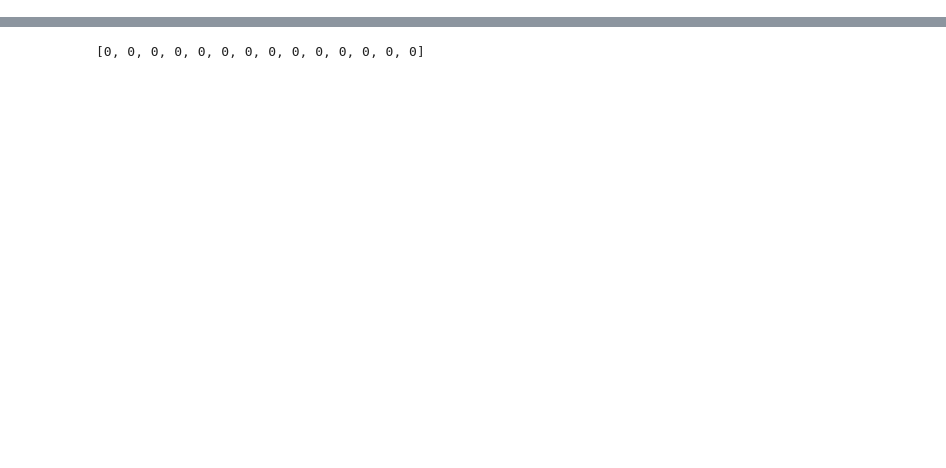
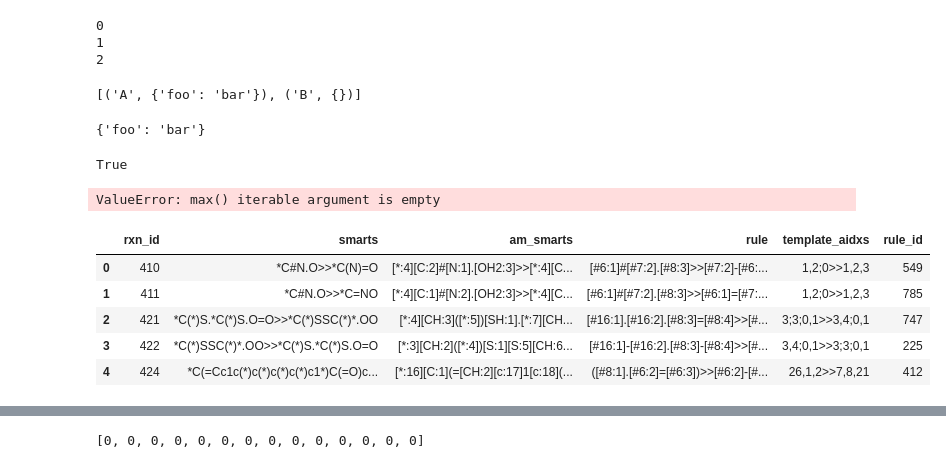
Before and after one commit to stefanpate/krxns, a Jupyter notebook: notebooks/explore_graph_storage.ipynb, the cells around one changed output, grey strips where cells are left out. Drawn from its saved outputs; the diff is of its cells as text; code cells hidden in the pictures; blank space fills up the shorter version.

```diff
--- a/notebooks/explore_graph_storage.ipynb
+++ b/notebooks/explore_graph_storage.ipynb
@@ -6,0 +7,37 @@ from krxns.network import construct_reaction_network, SuperMultiDiGraph
+# %%
+G_str = nx.MultiDiGraph()
+G_str.add_node("A", **{'foo': 'bar'})
+G_str.add_node("B")
+print(G_str.add_edge("A", "B", data={"rate": 1.0, "type": "forward"}))
+print(G_str.add_edge("A", "B", data={"rate": 1.0, "type": "forward"}))
+print(G_str.add_edge("A", "B", data={"rate": 1.0, "type": "forward"}))
+# %% [output]
+0
+1
+2
+# %%
+[(idx, data) for idx, data in G_str.nodes(data=True)]
+# %% [output]
+[('A', {'foo': 'bar'}), ('B', {})]
+# %%
+G_str.nodes['A']
+# %% [output]
+{'foo': 'bar'}
+# %%
+'B' in G_str.nodes
+# %% [output]
+True
+# %%
+max(G_str.nodes)
+# %% [output]
+ValueError: max() iterable argument is empty
+# %%
+df = pd.read_parquet("../data/raw/mapped_known_reactions_x_rc_plus_0_rules.parquet")
+df.head()
+# %% [output]
+|  | rxn_id | smarts | am_smarts | rule | template_aidxs | rule_id |
+| 0 | 410 | *C#N.O>>*C(N)=O | [*:4][C:2]#[N:1].[OH2:3]>>[*:4][C... | [#6:1]#[#7:2].[#8:3]>>[#7:2]-[#6:... | 1,2;0>>1,2,3 | 549 |
+| 1 | 411 | *C#N.O>>*C=NO | [*:4][C:1]#[N:2].[OH2:3]>>[*:4][C... | [#6:1]#[#7:2].[#8:3]>>[#6:1]=[#7:... | 1,2;0>>1,2,3 | 785 |
+| 2 | 421 | *C(*)S.*C(*)S.O=O>>*C(*)SSC(*)*.OO | [*:4][CH:3]([*:5])[SH:1].[*:7][CH... | [#16:1].[#16:2].[#8:3]=[#8:4]>>[#... | 3;3;0,1>>3,4;0,1 | 747 |
+| 3 | 422 | *C(*)SSC(*)*.OO>>*C(*)S.*C(*)S.O=O | [*:3][CH:2]([*:4])[S:1][S:5][CH:6... | [#16:1]-[#16:2].[#8:3]-[#8:4]>>[#... | 3,4;0,1>>3;3;0,1 | 225 |
+| 4 | 424 | *C(=Cc1c(*)c(*)c(*)c(*)c1*)C(=O)c... | [*:16][C:1](=[CH:2][c:17]1[c:18](... | ([#8:1].[#6:2]=[#6:3])>>[#6:2]-[#... | 26,1,2>>7,8,21 | 412 |
```
Also changed, not shown: parts of 19 cells of this notebook, 7 other files.
